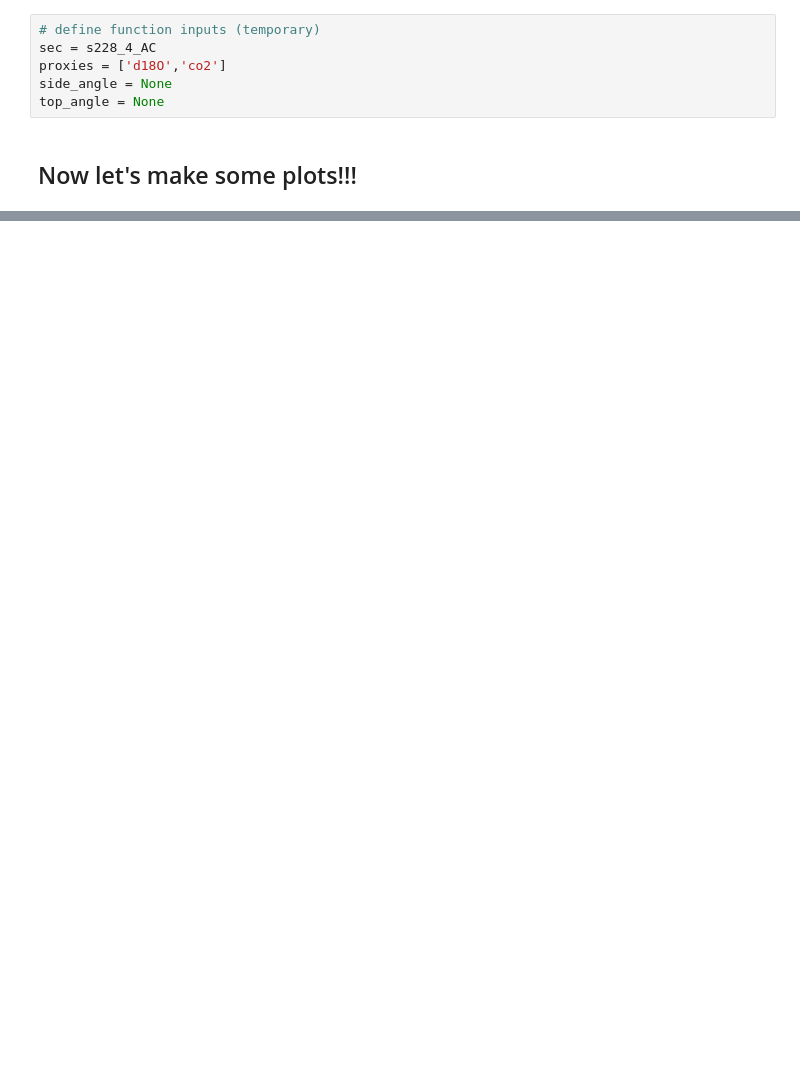
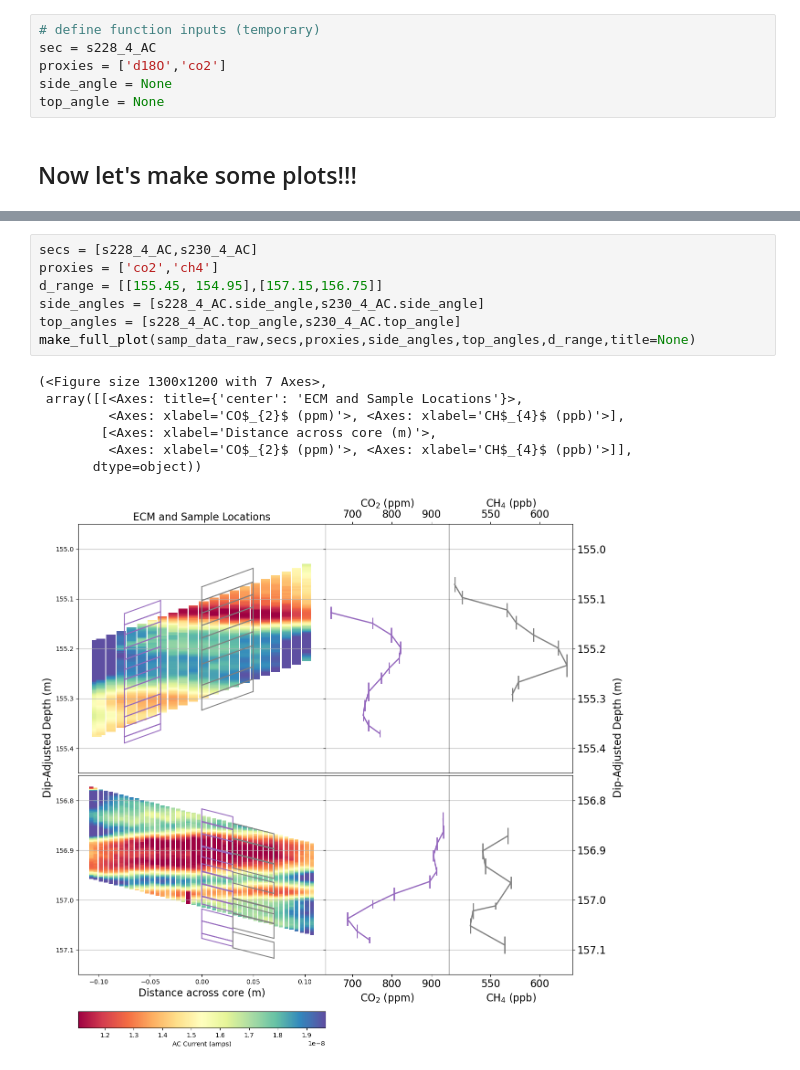
Before and after one commit to liamkirkpatrick/alhic1901_deeplayering, a Jupyter notebook: scripts/plot_samples/dip_adj_samples_oneplot.ipynb, the cells around one changed output, grey strips where cells are left out. Saved outputs shown, nothing was run; the diff lists cells and outputs as text; blank space fills up the shorter version.

```diff
--- a/scripts/plot_samples/dip_adj_samples_oneplot.ipynb
+++ b/scripts/plot_samples/dip_adj_samples_oneplot.ipynb
@@ -455,3 +520,18 @@ See the caveats in the documentation: https://pandas.pydata.org/pandas-docs/stab
+# %%
+secs = [s228_4_AC,s230_4_AC]
+proxies = ['co2','ch4']
+d_range = [[155.45, 154.95],[157.15,156.75]]
+side_angles = [s228_4_AC.side_angle,s230_4_AC.side_angle]
+top_angles = [s228_4_AC.top_angle,s230_4_AC.top_angle]
+make_full_plot(samp_data_raw,secs,proxies,side_angles,top_angles,d_range,title=None)
+# %% [output]
+(<Figure size 1300x1200 with 7 Axes>,
+ array([[<Axes: title={'center': 'ECM and Sample Locations'}>,
+         <Axes: xlabel='CO$_{2}$ (ppm)'>, <Axes: xlabel='CH$_{4}$ (ppb)'>],
+        [<Axes: xlabel='Distance across core (m)'>,
+         <Axes: xlabel='CO$_{2}$ (ppm)'>, <Axes: xlabel='CH$_{4}$ (ppb)'>]],
+       dtype=object))
+[figure, added]
 # %%
 secs = [s228_4_AC,s230_4_AC]
 proxies = ['d18O','co2','ch4']
```
Also changed, not shown: parts of 10 cells of this notebook, 10 other files.
